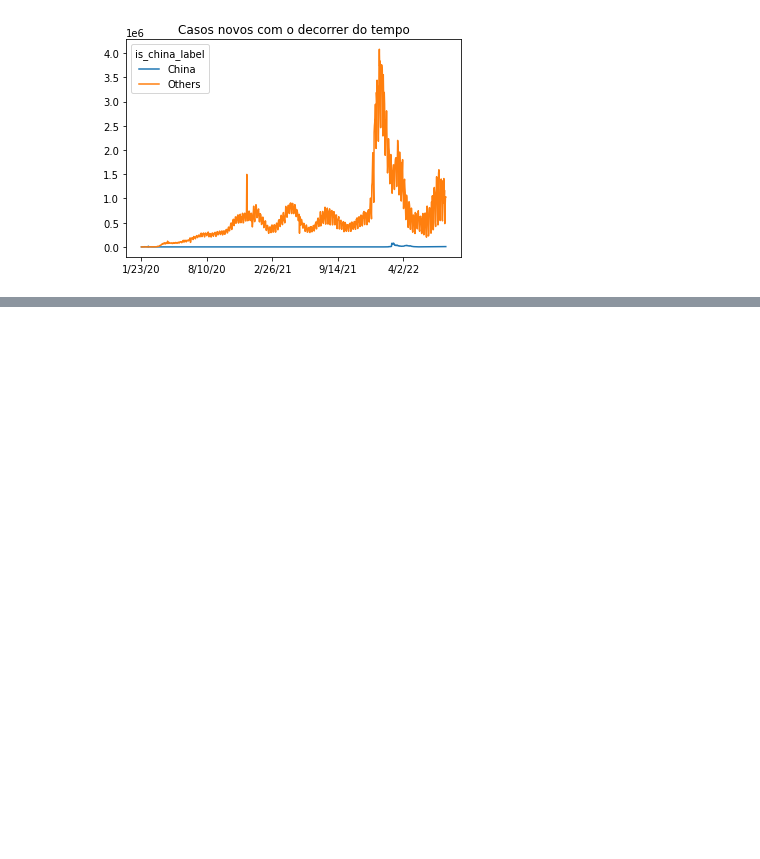
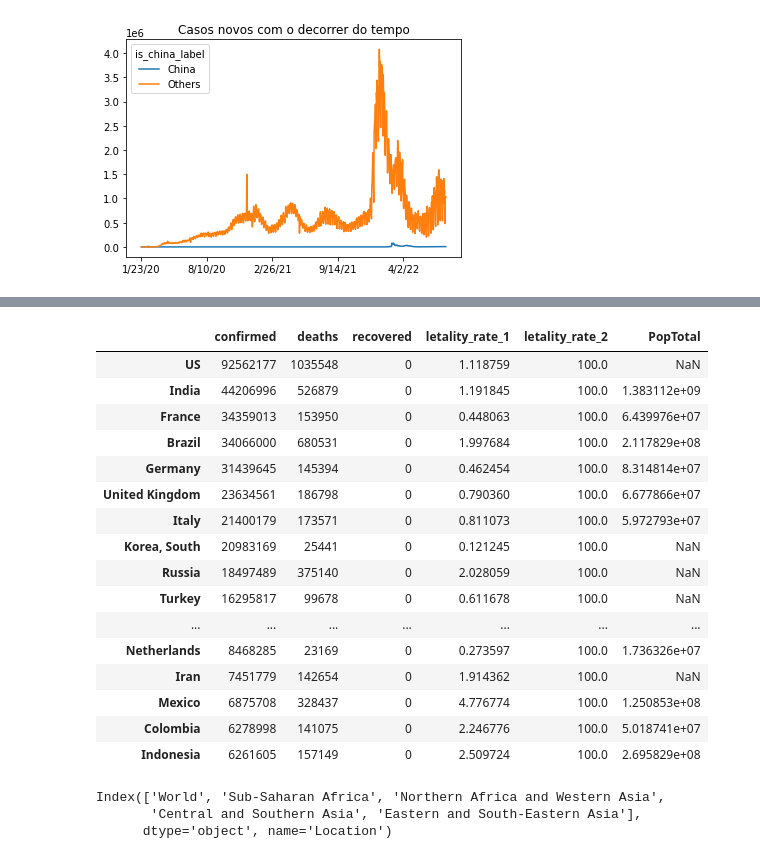
Before and after one commit to cglima/data-science-visualizacao-de-dados-para-saude-e-medicina, a Jupyter notebook: curso data science e saude-segunda-parte.ipynb, the cells around one changed output, grey strips where cells are left out. Drawn from its saved outputs; the diff is of its cells as text; code cells hidden in the pictures; blank space fills up the shorter version.

```diff
--- a/curso data science e saude-segunda-parte.ipynb
+++ b/curso data science e saude-segunda-parte.ipynb
@@ -851,0 +866,4 @@ plt.show()
+# %%
+un_population = pd.read_csv("https://population.un.org/wpp/Download/Files/1_Indicators%20(Standard)/CSV_FILES/WPP2022_TotalPopulationBySex.zip")
+un_population["PopTotal"] = un_population["PopTotal"] * 1000
+un_population.head()
@@ -851,0 +889,3 @@ plt.show()
+# %%
+un_population_total = un_population.query("Time==2019")[["Location", "PopTotal"]].set_index("Location")
+un_population_total.head()
@@ -851,0 +916,26 @@ plt.show()
+# %%
+combined.join(un_population_total).sort_values("confirmed", ascending=False).head(20)
+# %% [output]
+|  | confirmed | deaths | recovered | letality_rate_1 | letality_rate_2 | PopTotal |
+| US | 92562177 | 1035548 | 0 | 1.118759 | 100.0 | NaN |
+| India | 44206996 | 526879 | 0 | 1.191845 | 100.0 | 1.383112e+09 |
+| France | 34359013 | 153950 | 0 | 0.448063 | 100.0 | 6.439976e+07 |
+| Brazil | 34066000 | 680531 | 0 | 1.997684 | 100.0 | 2.117829e+08 |
+| Germany | 31439645 | 145394 | 0 | 0.462454 | 100.0 | 8.314814e+07 |
+| United Kingdom | 23634561 | 186798 | 0 | 0.790360 | 100.0 | 6.677866e+07 |
+| Italy | 21400179 | 173571 | 0 | 0.811073 | 100.0 | 5.972793e+07 |
+| Korea, South | 20983169 | 25441 | 0 | 0.121245 | 100.0 | NaN |
+| Russia | 18497489 | 375140 | 0 | 2.028059 | 100.0 | NaN |
+| Turkey | 16295817 | 99678 | 0 | 0.611678 | 100.0 | NaN |
+| ... | ... | ... | ... | ... | ... | ... |
+| Netherlands | 8468285 | 23169 | 0 | 0.273597 | 100.0 | 1.736326e+07 |
+| Iran | 7451779 | 142654 | 0 | 1.914362 | 100.0 | NaN |
+| Mexico | 6875708 | 328437 | 0 | 4.776774 | 100.0 | 1.250853e+08 |
+| Colombia | 6278998 | 141075 | 0 | 2.246776 | 100.0 | 5.018741e+07 |
+| Indonesia | 6261605 | 157149 | 0 | 2.509724 | 100.0 | 2.695829e+08 |
+# %%
+un_population_total.index[:5]
+# %% [output]
+Index(['World', 'Sub-Saharan Africa', 'Northern Africa and Western Asia',
+       'Central and Southern Asia', 'Eastern and South-Eastern Asia'],
+      dtype='object', name='Location')
```
Also changed, not shown: parts of 10 cells of this notebook.
